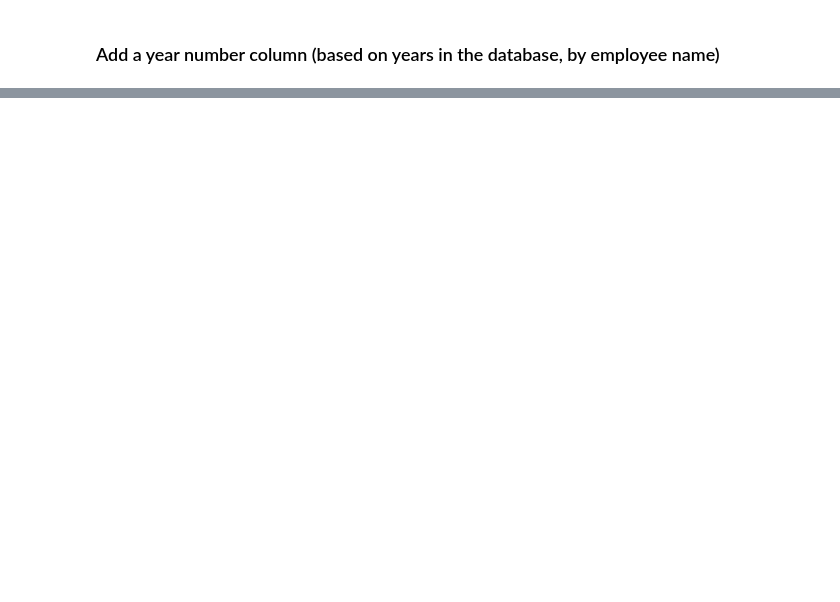
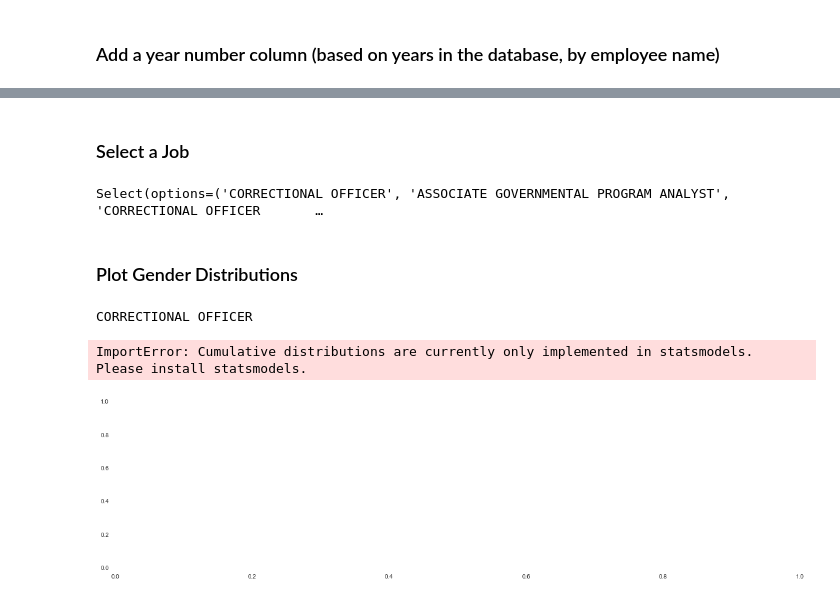
Before and after one commit to fryanpan/ca-salary-analysis, a Jupyter notebook: TransparentCalifornia Salary Analysis.ipynb, the cells around one changed output, grey strips where cells are left out. Saved outputs shown, nothing was run; the diff lists cells and outputs as text; code cells hidden in the pictures; blank space fills up the shorter version.

```diff
--- a/TransparentCalifornia Salary Analysis.ipynb
+++ b/TransparentCalifornia Salary Analysis.ipynb
@@ -34,11 +37,11 @@ You should consider upgrading via the 'pip install --upgrade pip' command.
 # Fetch data from publicpay.ca.gov
 df = None
 for year in range(2011,2020):
-    year_df = pd.read_csv(f'state-of-california-{year}.csv.zip', compression='zip')
+    year_df = pd.read_csv(f'state-of-california-{year}.csv.zip', compression='zip',
+                          usecols=['Employee Name', 'Job Title', 'Year', 'Base Pay'])
     year_df = year_df[year_df['Base Pay'].ne('Not Provided')]
     year_df['Base Pay'] = pd.to_numeric(year_df['Base Pay']).astype('float64')
     year_df['Job Title'] = year_df['Job Title'].str.upper()
-    if year == 2013:
-        print(year_df)
+    year_df['Employee Name'] = year_df['Employee Name'].str.title()
     print(f'Year {year} Rows {len(year_df)}')
     df = year_df if df is None else df.append(year_df)
@@ -102,5 +177,7 @@ df = df_no_dupes
 ### Add a year number column (based on years in the database, by employee name)
 # %%
 df['Year Number'] = df.groupby(['Employee Name'])['Year'].rank("dense", ascending=True)
+
+df['Year in Job'] = df.groupby(['Employee Name', 'Job Title'])['Year'].rank("dense", ascending=True)
 # %%
 df
@@ -108,0 +205,5 @@ df.to_csv('all_years_with_gender.csv', index=True)
+# %%
+popular_jobs_df = df.groupby(['Job Title'], as_index=False)['Employee Name'] \
+    .count() \
+    .rename(columns={"Employee Name": "Count"}) \
+    .sort_values(["Count"], ascending=False)
@@ -108,0 +226,29 @@ df.to_csv('all_years_with_gender.csv', index=True)
+# %% [markdown]
+### Select a Job
+# %%
+job_select = widgets.Select(
+    options=popular_jobs_df.sort_values(["Count"], ascending=False)["Job Title"][0:100],
+)
+display(job_select)
+# %% [output]
+Select(options=('CORRECTIONAL OFFICER', 'ASSOCIATE GOVERNMENTAL PROGRAM ANALYST', 'CORRECTIONAL OFFICER       …
+# %% [markdown]
+### Plot Gender Distributions
+# %%
+def plot(job_title, gender, ax, color):
+    gender_df = df[(df['Job Title'] == job_title) & (df['Gender'] == gender) & (df['Year Number'] == 2)]
+    sns.distplot(gender_df['Base Pay'], ax=ax, hist=False, kde=True, kde_kws={'cumulative': True}, color=color)
+
+def update_plot(event):
+    print(job_select.value)
+    fig, ax = plt.subplots(figsize=(20,5))
+
+    plot(job_select.value, 'female', ax, 'orange')
+    plot(job_select.value, 'male', ax, 'green')
+
+job_select.observe(update_plot, names="value")
+update_plot(5)
+# %% [output]
+CORRECTIONAL OFFICER
+ImportError: Cumulative distributions are currently only implemented in statsmodels. Please install statsmodels.
+[figure, added]
```
Also changed, not shown: parts of 16 cells of this notebook.
